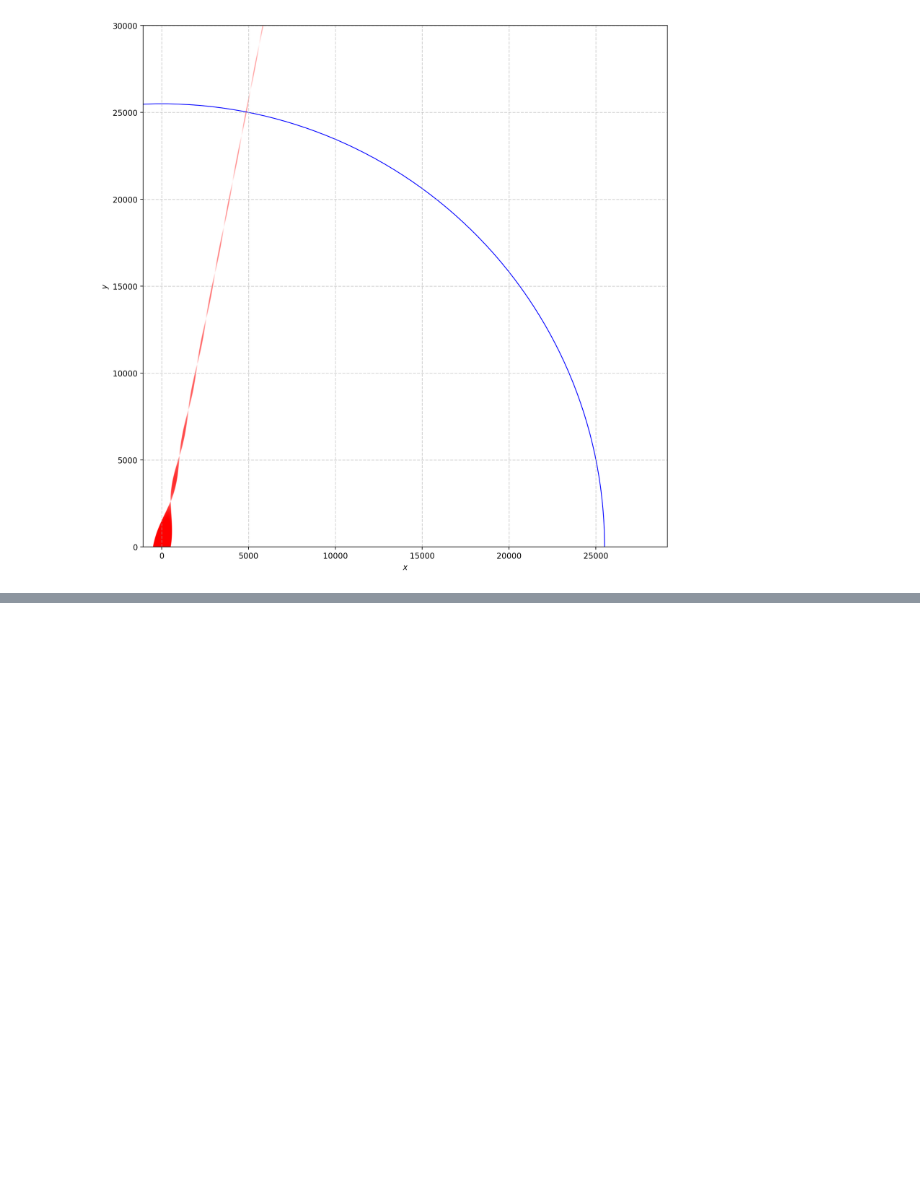
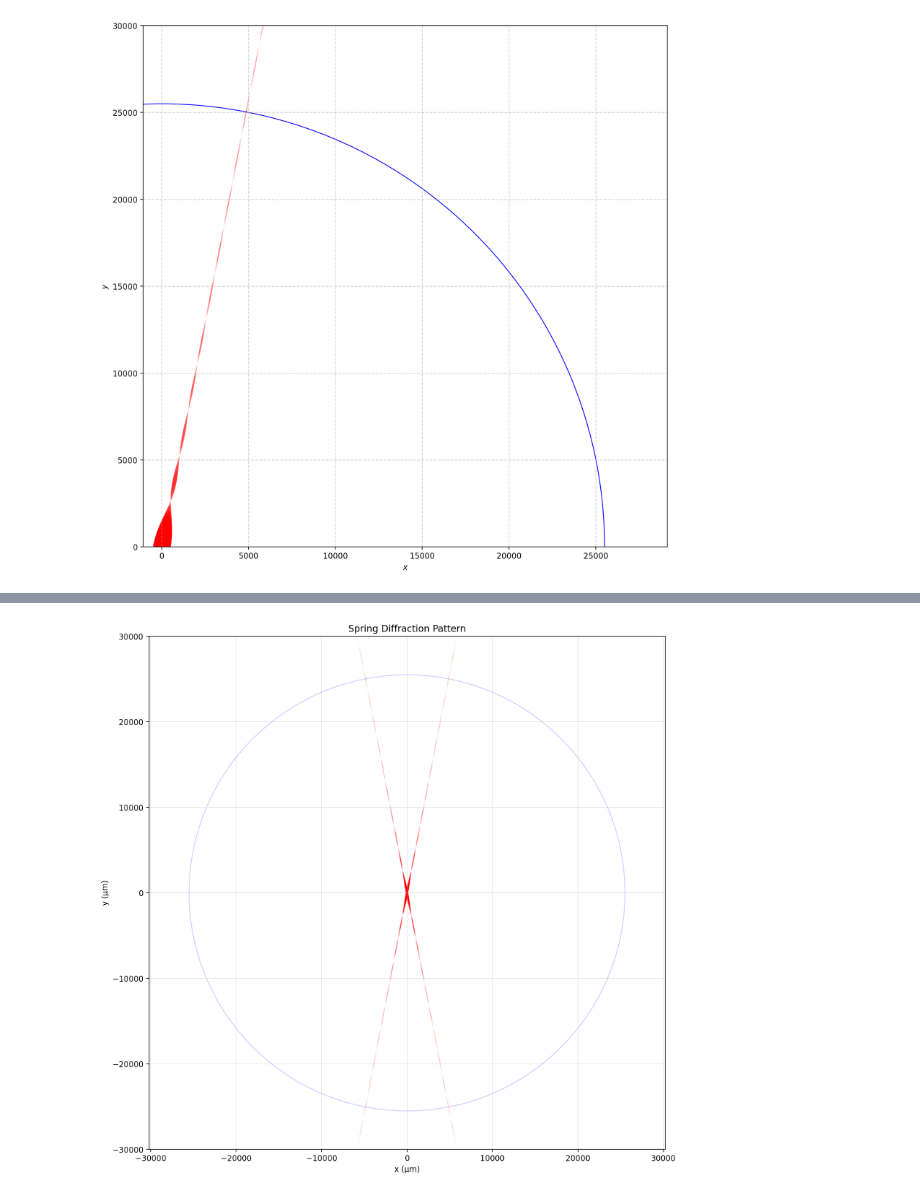
Before and after one commit to catastropiyush/pen-spring-diffraction, a Jupyter notebook: diffraction_answer.ipynb, the cells around one changed output, grey strips where cells are left out. Saved outputs shown, nothing was run; the diff lists cells and outputs as text; code cells hidden in the pictures; blank space fills up the shorter version.

```diff
--- a/diffraction_answer.ipynb
+++ b/diffraction_answer.ipynb
@@ -281,3 +281,63 @@ Since objects of similar shape produce similar diffraction patterns (Babinet's p
 # %%
 import os
 print(os.popen("cowsay 'Can MatLab do this?'").read())
+# %%
+import numpy as np
+import matplotlib.pyplot as plt
+from numpy import sinc
+import math
+
+def create_diffraction_pattern():
+    """
+    Creates the original spring diffraction pattern with proper scaling.
+    Uses the original parameters and scaling for clear visualization.
+    """
+    # Original parameters
+    slitWidth  = 2500          # 2.5mm
+    wavelength = 0.650         # 650nm
+    distance   = 10.3 * 10**6  # 10.3m
+
+    amplitude = 5 # the power of the laser (mW) as marked on the laser point. The accuracy of this value is trivial.
+
+    # Spring dimensions
+    pitch_mm = 2.5
+    radius_mm = 2.05
+
+    # Calculate helix angle
+    alpha = np.pi/2 - math.atan(radius_mm * 2*np.pi / pitch_mm)
+    angle = math.pi/2 - alpha
+
+    # Position array (x in microns)
+    x = np.arange(-30000, 30000, 10)
+
+    # Calculate diffraction intensity
+    F = sinc(slitWidth * x / wavelength / distance)
+    intensity = amplitude / (wavelength * distance) * (slitWidth * F)**2
+
+    # Transform coordinates for X pattern
+    x_tf = (x / math.sqrt((math.tan(angle))**2 + 1))
+    y_tf = x_tf * math.tan(angle)
+
+    # Create the plot
+    plt.figure(figsize=(12, 12))
+    plt.scatter(x_tf, y_tf, color='r', s=intensity, alpha=0.1)
+    plt.scatter(x_tf, -y_tf, color='r', s=intensity, alpha=0.1)
+
+    # Add circle for reference result
+    result_mm = 25.5
+    result = result_mm * 1000  # convert to microns
+    circle = plt.Circle((0, 0), result, color='b', fill=False, alpha=0.2)
+    plt.gca().add_artist(circle)
+
+    plt.xlabel("x (μm)")
+    plt.ylabel("y (μm)")
+    plt.axis('equal')
+    plt.xlim((-30000, 30000))
+    plt.ylim((-30000, 30000))
+    plt.grid(True, alpha=0.3)
+    plt.title("Spring Diffraction Pattern")
+    plt.show()
+
+# Run the function
+create_diffraction_pattern()
+# %% [output]
@@ -283,0 +345 @@ print(os.popen("cowsay 'Can MatLab do this?'").read())
+[figure, added]
```
Also changed, not shown: parts of 6 cells of this notebook.
